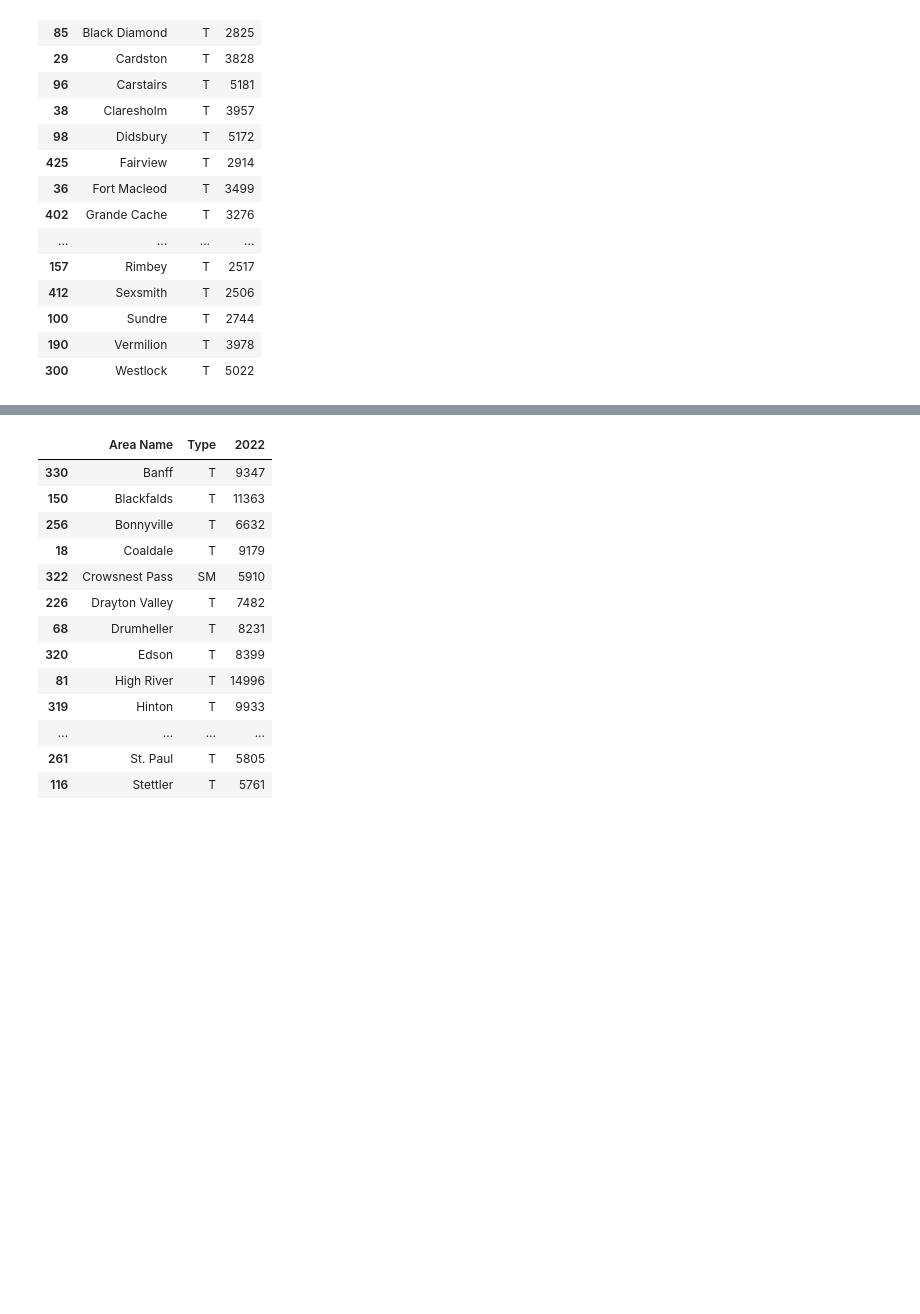
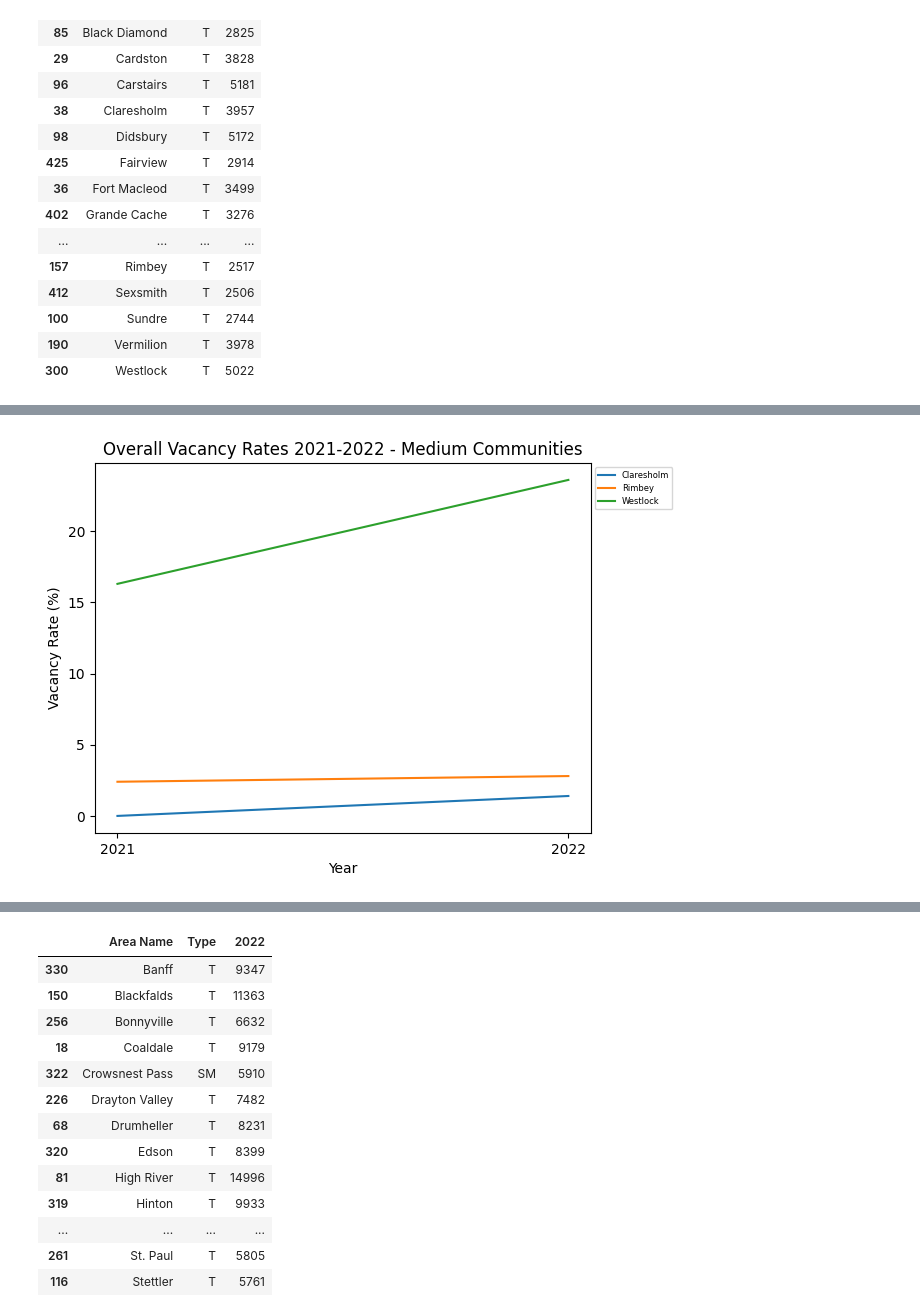
Before and after one commit to Mathemusician1729/DATA-221-Project, a Jupyter notebook: 221-Project.ipynb, the cells around one changed output, grey strips where cells are left out. Cells and saved outputs as stored; diff of their text form; code cells hidden in the pictures; blank space fills up the shorter version.

Commit message:
creating samples for medium

```diff
--- a/221-Project.ipynb
+++ b/221-Project.ipynb
@@ -522,0 +600,13 @@ med_towns
+# %%
+# Overall Vacancy Rates
+vacancy_medtowns_num = vacancy_medtowns[["2021 Vacancy", "2022 Vacancy"]]
+for i in range(len(vacancy_medtowns.index)):
+    plt.plot(["2021", "2022"], vacancy_medtowns_num.iloc[i], label=vacancy_medtowns["Community"].iloc[i])
+
+plt.title("Overall Vacancy Rates 2021-2022 - Medium Communities")
+plt.xlabel("Year")
+plt.ylabel("Vacancy Rate (%)")
+plt.legend(prop={'size': 6}, bbox_to_anchor=(1,1))
+plt.show()
+# %% [output]
+[figure, added]
```
Also changed, not shown: parts of 11 cells of this notebook.
